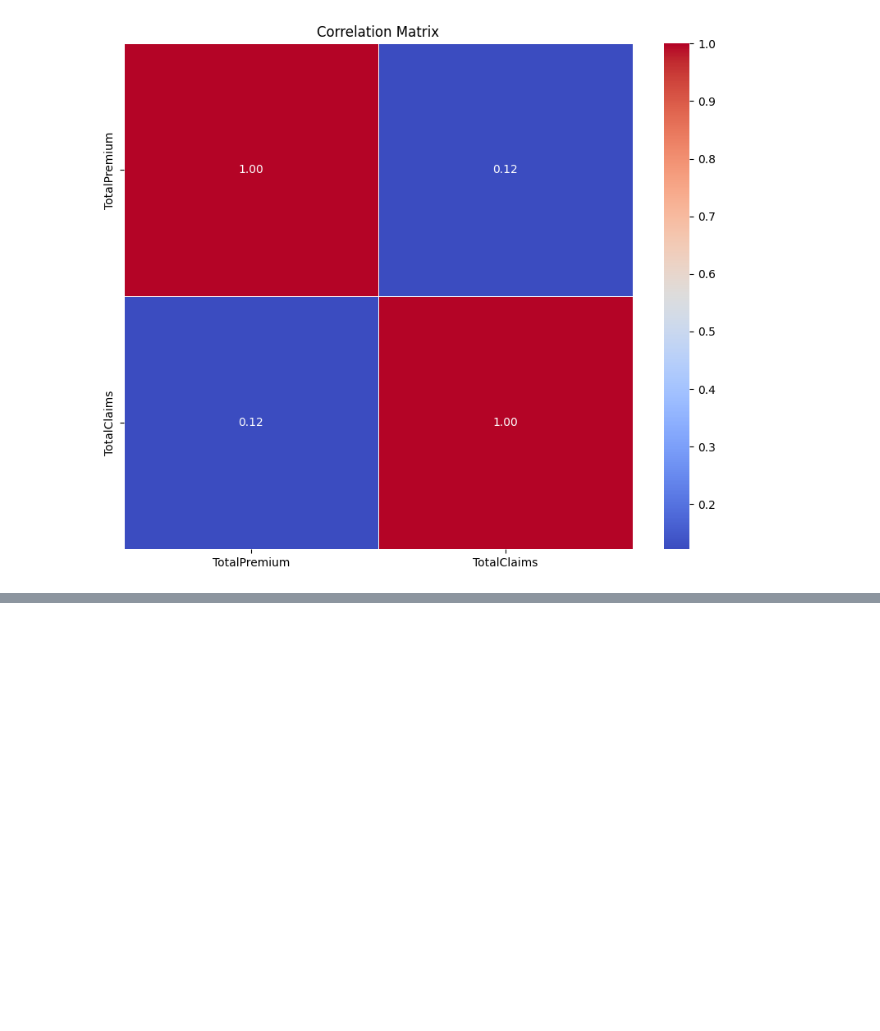
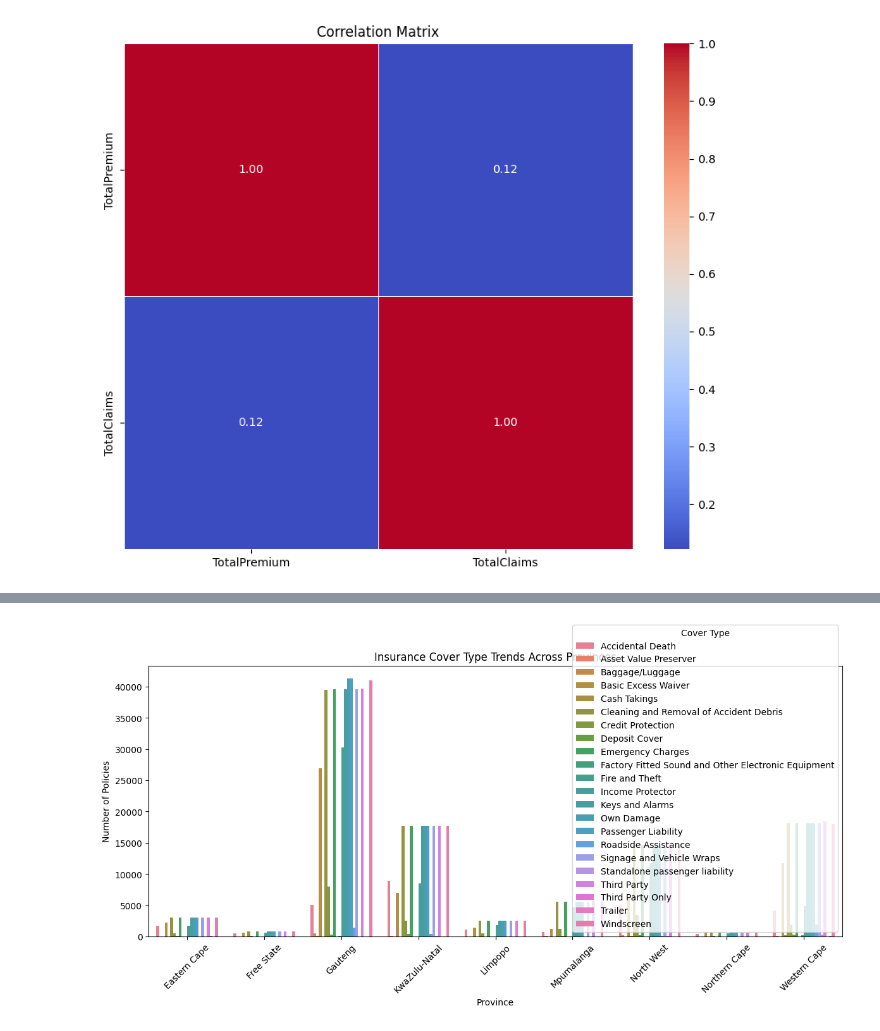
Before and after one commit to Daniel-1961/Alpha_care, a Jupyter notebook: notebook/descriptive_statistics.ipynb, the cells around one changed output, grey strips where cells are left out. Drawn from its saved outputs; the diff is of its cells as text; code cells hidden in the pictures; blank space fills up the shorter version.

```diff
--- a/notebook/descriptive_statistics.ipynb
+++ b/notebook/descriptive_statistics.ipynb
@@ -292,0 +326,17 @@ plt.show()
+# %%
+df['TransactionMonth'] = pd.to_datetime(df['TransactionMonth'])
+
+# 1. Trends in Cover Type Across Geography
+cover_geography = df.groupby(['Province', 'CoverType']).size().reset_index(name='Count')
+
+plt.figure(figsize=(12, 6))
+sns.barplot(data=cover_geography, x='Province', y='Count', hue='CoverType')
+plt.title('Insurance Cover Type Trends Across Provinces')
+plt.xlabel('Province')
+plt.ylabel('Number of Policies')
+plt.xticks(rotation=45)
+plt.legend(title='Cover Type')
+plt.tight_layout()
+plt.show()
+# %% [output]
+[figure, added]
```
Also changed, not shown: parts of 10 cells of this notebook.
